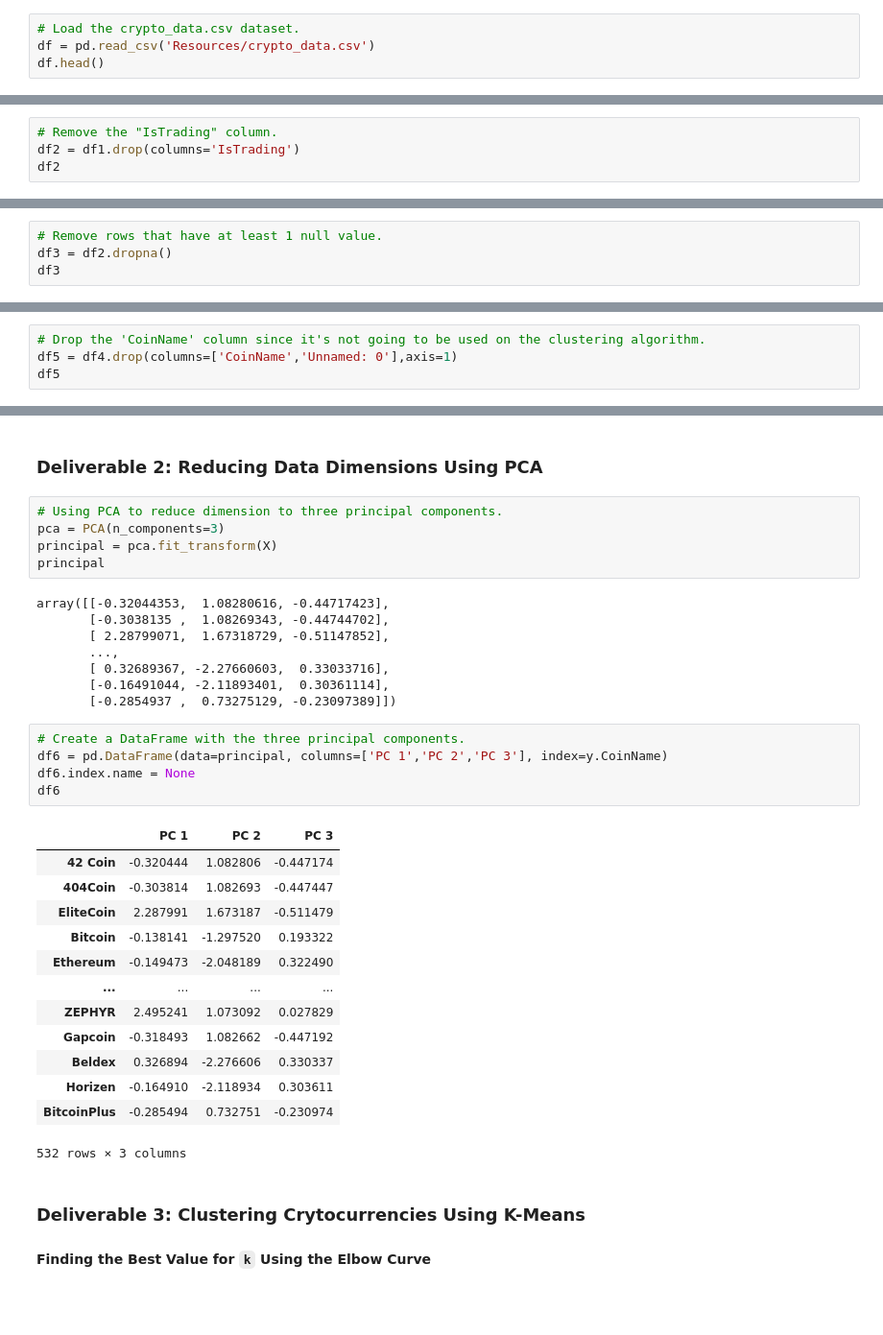
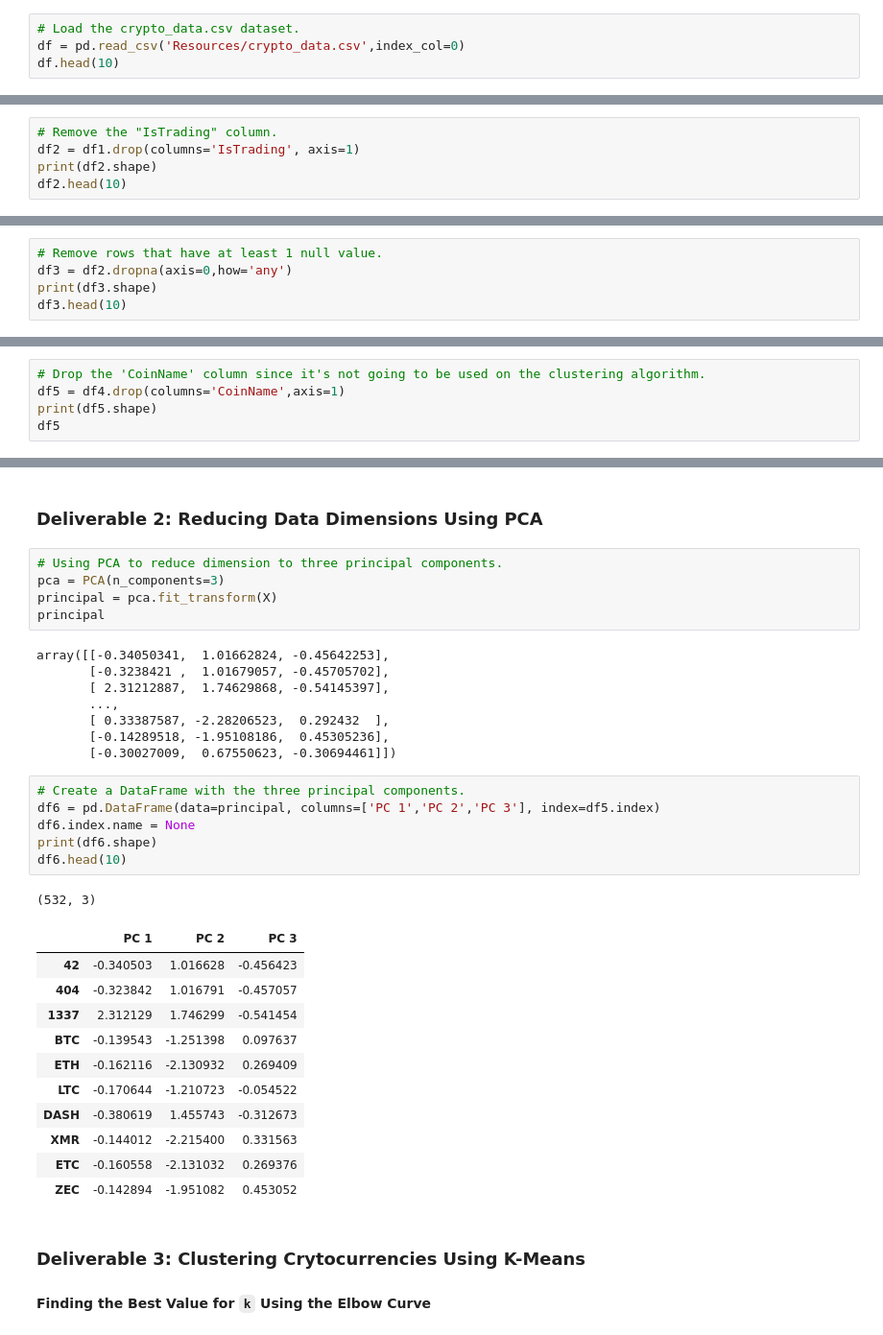
Before and after one commit to rollandessx/Cryptocurrencies, a Jupyter notebook: crypto_clustering.ipynb, the cells around one changed output, grey strips where cells are left out. Shown at 96% size. Saved outputs shown, nothing was run; the diff lists cells and outputs as text; blank space fills up the shorter version.

```diff
--- a/crypto_clustering.ipynb
+++ b/crypto_clustering.ipynb
@@ -16,6 +16,6 @@ from sklearn.cluster import KMeans
 ### Deliverable 1: Preprocessing the Data for PCA
 # %%
 # Load the crypto_data.csv dataset.
-df = pd.read_csv('Resources/crypto_data.csv')
-df.head()
+df = pd.read_csv('Resources/crypto_data.csv',index_col=0)
+df.head(10)
 # %% [output]
@@ -46,5 +51,6 @@ df1
 # %%
 # Remove the "IsTrading" column.
-df2 = df1.drop(columns='IsTrading')
-df2
+df2 = df1.drop(columns='IsTrading', axis=1)
+print(df2.shape)
+df2.head(10)
 # %% [output]
@@ -64,5 +69,6 @@ df2
 # %%
 # Remove rows that have at least 1 null value.
-df3 = df2.dropna()
-df3
+df3 = df2.dropna(axis=0,how='any')
+print(df3.shape)
+df3.head(10)
 # %% [output]
@@ -111,5 +118,6 @@ y.head()
 # %%
 # Drop the 'CoinName' column since it's not going to be used on the clustering algorithm.
-df5 = df4.drop(columns=['CoinName','Unnamed: 0'],axis=1)
+df5 = df4.drop(columns='CoinName',axis=1)
+print(df5.shape)
 df5
 # %% [output]
@@ -173,32 +184,32 @@ pca = PCA(n_components=3)
 principal = pca.fit_transform(X)
 principal
 # %% [output]
-array([[-0.32044353,  1.08280616, -0.44717423],
-       [-0.3038135 ,  1.08269343, -0.44744702],
-       [ 2.28799071,  1.67318729, -0.51147852],
+array([[-0.34050341,  1.01662824, -0.45642253],
+       [-0.3238421 ,  1.01679057, -0.45705702],
+       [ 2.31212887,  1.74629868, -0.54145397],
        ...,
-       [ 0.32689367, -2.27660603,  0.33033716],
-       [-0.16491044, -2.11893401,  0.30361114],
-       [-0.2854937 ,  0.73275129, -0.23097389]])
+       [ 0.33387587, -2.28206523,  0.292432  ],
+       [-0.14289518, -1.95108186,  0.45305236],
+       [-0.30027009,  0.67550623, -0.30694461]])
 # %%
 # Create a DataFrame with the three principal components.
-df6 = pd.DataFrame(data=principal, columns=['PC 1','PC 2','PC 3'], index=y.CoinName)
+df6 = pd.DataFrame(data=principal, columns=['PC 1','PC 2','PC 3'], index=df5.index)
 df6.index.name = None
-df6
+print(df6.shape)
+df6.head(10)
 # %% [output]
+(532, 3)
 |  | PC 1 | PC 2 | PC 3 |
-| 42 Coin | -0.320444 | 1.082806 | -0.447174 |
-| 404Coin | -0.303814 | 1.082693 | -0.447447 |
-| EliteCoin | 2.287991 | 1.673187 | -0.511479 |
-| Bitcoin | -0.138141 | -1.297520 | 0.193322 |
-| Ethereum | -0.149473 | -2.048189 | 0.322490 |
-| ... | ... | ... | ... |
-| ZEPHYR | 2.495241 | 1.073092 | 0.027829 |
-| Gapcoin | -0.318493 | 1.082662 | -0.447192 |
-| Beldex | 0.326894 | -2.276606 | 0.330337 |
-| Horizen | -0.164910 | -2.118934 | 0.303611 |
-| BitcoinPlus | -0.285494 | 0.732751 | -0.230974 |
+| 42 | -0.340503 | 1.016628 | -0.456423 |
+| 404 | -0.323842 | 1.016791 | -0.457057 |
+| 1337 | 2.312129 | 1.746299 | -0.541454 |
+| BTC | -0.139543 | -1.251398 | 0.097637 |
+| ETH | -0.162116 | -2.130932 | 0.269409 |
+| LTC | -0.170644 | -1.210723 | -0.054522 |
+| DASH | -0.380619 | 1.455743 | -0.312673 |
+| XMR | -0.144012 | -2.215400 | 0.331563 |
+| ETC | -0.160558 | -2.131032 | 0.269376 |
+| ZEC | -0.142894 | -1.951082 | 0.453052 |
-532 rows × 3 columns
 # %% [markdown]
 ### Deliverable 3: Clustering Crytocurrencies Using K-Means
 
```
Also changed, not shown: parts of 20 cells of this notebook.
